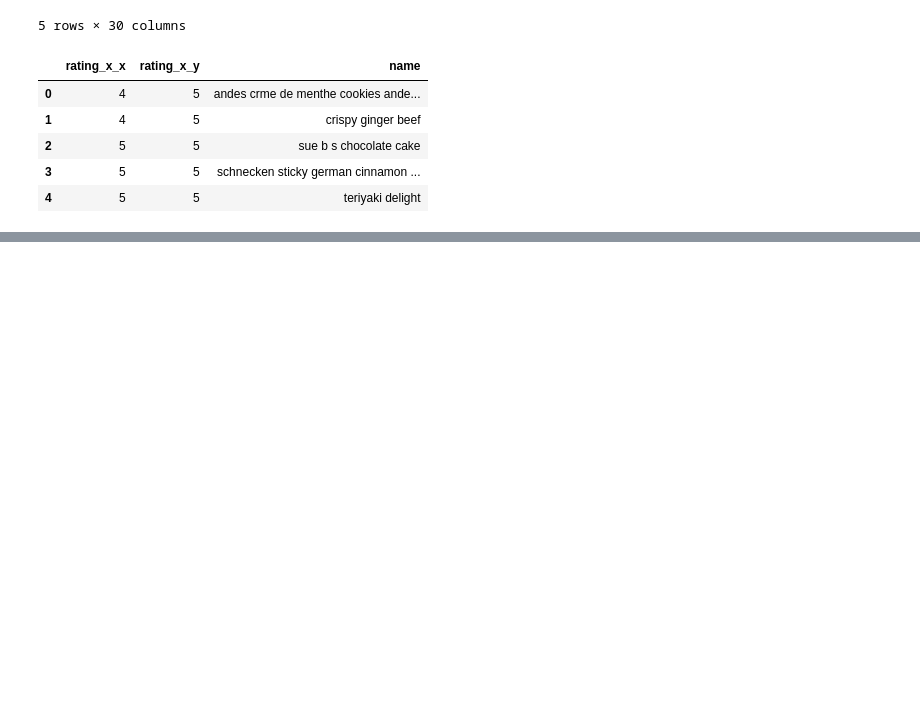
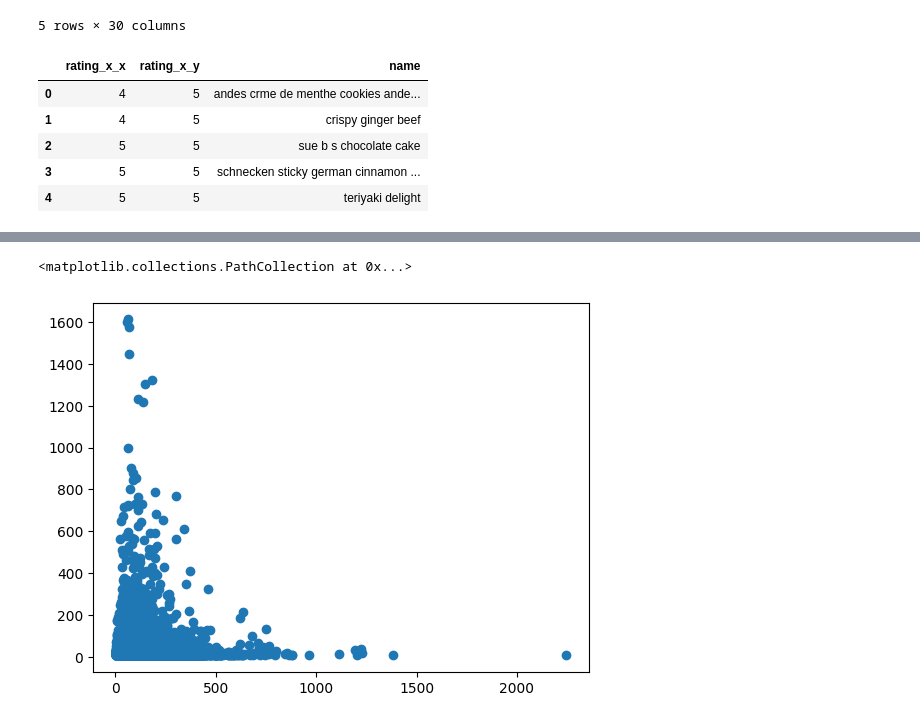
Before and after one commit to arthurcct2023/Python-Recommendation-System-and-Visual-Dashboard, a Jupyter notebook: CA02_ArthurAssis_ML&DV.ipynb, the cells around one changed output, grey strips where cells are left out. Cells and saved outputs as stored; diff of their text form; code cells hidden in the pictures; blank space fills up the shorter version.

```diff
--- a/CA02_ArthurAssis_ML&DV.ipynb
+++ b/CA02_ArthurAssis_ML&DV.ipynb
@@ -645,0 +922,5 @@ peanut  butter blossom cookies
+# %%
+plt.scatter(data= df_recipes, x = 'word_count_on_steps', y = 'reviews_count')
+# %% [output]
+<matplotlib.collections.PathCollection at 0x...>
+[figure, added]
```
Also changed, not shown: parts of 39 cells of this notebook, 2 other files.
